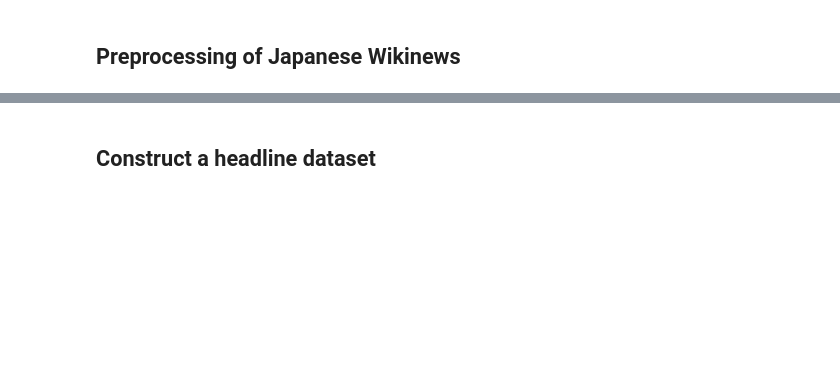
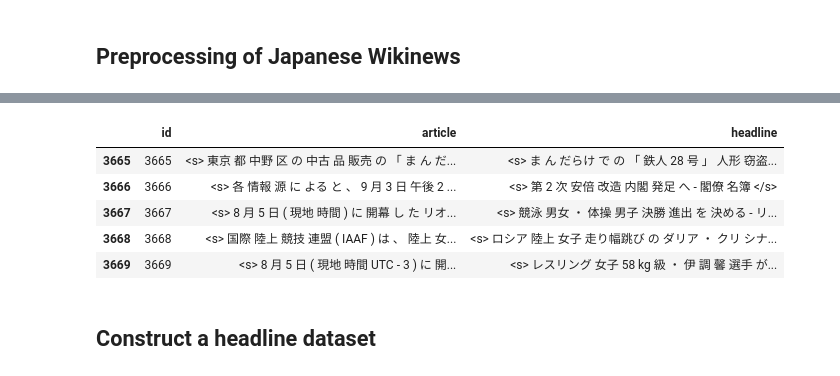
Before and after one commit to tm4roon/jawikinews-headline-dataset, a Jupyter notebook: preprocess.ipynb, the cells around one changed output, grey strips where cells are left out. Saved outputs shown, nothing was run; the diff lists cells and outputs as text; code cells hidden in the pictures; blank space fills up the shorter version.

```diff
--- a/preprocess.ipynb
+++ b/preprocess.ipynb
@@ -113,3 +149,17 @@ if not os.path.exists(preprocessed_path):
+# %%
+# Load preprocessed data
+path = '/content/drive/My Drive/wikinews-headline/cleaned-data.csv'
+raw = pd.read_csv(path)
+raw['article'] = raw['article'].apply(preprocess, use_start_pattern=False, is_document=True)
+raw['headline'] = raw['headline'].apply(preprocess, is_document=False)
+raw.tail()
+# %% [output]
+|  | id | article | headline |
+| 3665 | 3665 | <s> 東京 都 中野 区 の 中古 品 販売 の 「 ま ん だ... | <s> ま ん だらけ で の 「 鉄人 28 号 」 人形 窃盗... |
+| 3666 | 3666 | <s> 各 情報 源 に よる と 、 9 月 3 日 午後 2 ... | <s> 第 2 次 安倍 改造 内閣 発足 へ - 閣僚 名簿 </s> |
+| 3667 | 3667 | <s> 8 月 5 日 ( 現地 時間 ) に 開幕 し た リオ... | <s> 競泳 男女 ・ 体操 男子 決勝 進出 を 決める - リ... |
+| 3668 | 3668 | <s> 国際 陸上 競技 連盟 ( IAAF ) は 、 陸上 女... | <s> ロシア 陸上 女子 走り幅跳び の ダリア ・ クリ シナ... |
+| 3669 | 3669 | <s> 8 月 5 日 ( 現地 時間 UTC - 3 ) に 開... | <s> レスリング 女子 58 kg 級 ・ 伊 調 馨 選手 が... |
 # %% [markdown]
 ## Construct a headline dataset
 # %%
```
Also changed, not shown: parts of 16 cells of this notebook.
